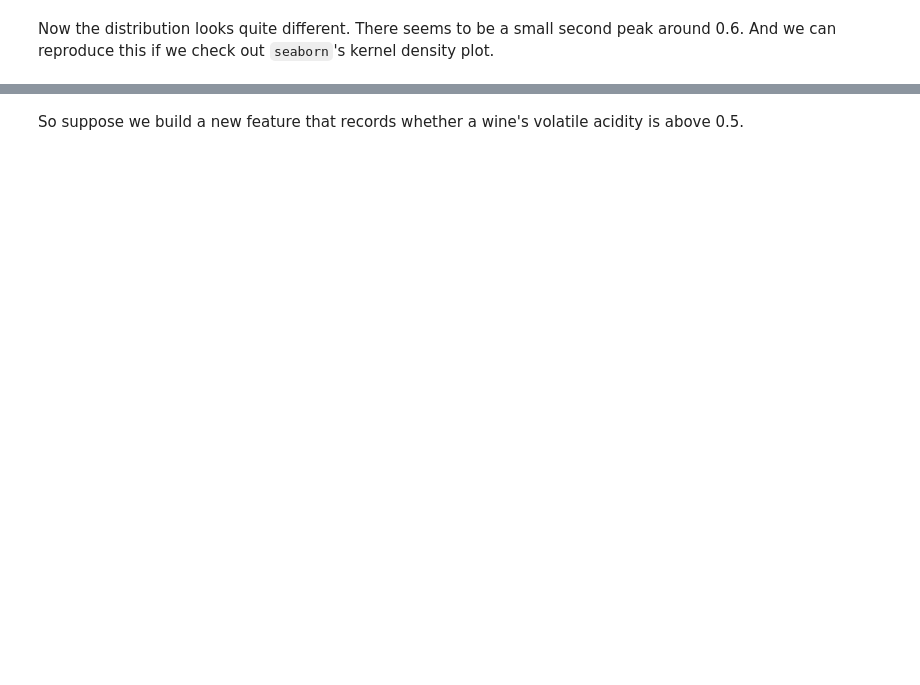
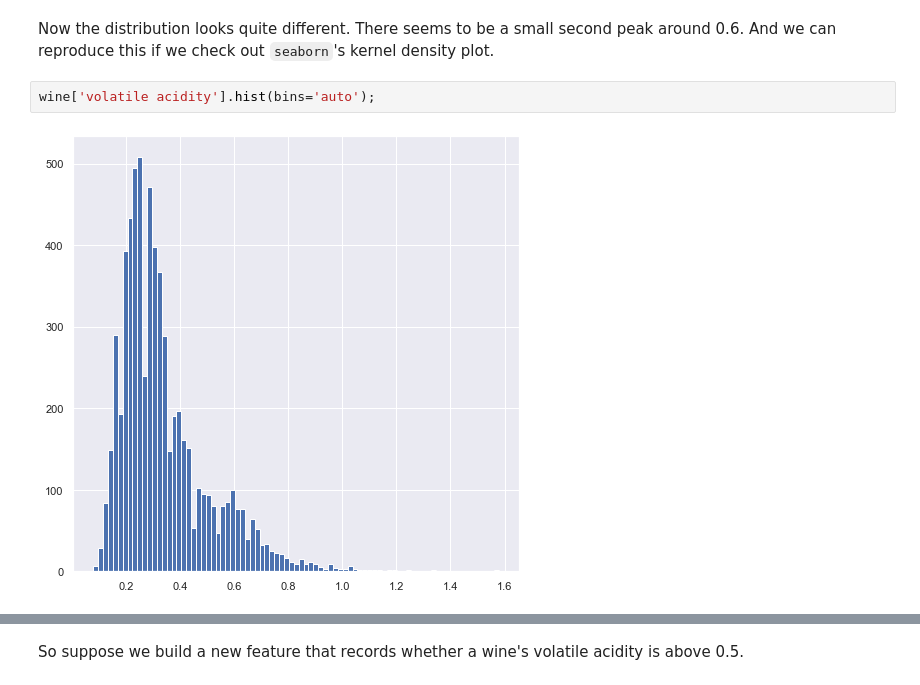
Before and after one commit to rbdaly16/NATL-DS-Live-062623, a Jupyter notebook: Phase3/Lectures/03_Feature_Transformations.ipynb, the cells around one changed output, grey strips where cells are left out. Drawn from its saved outputs; the diff is of its cells as text; blank space fills up the shorter version.

```diff
--- a/Phase3/Lectures/03_Feature_Transformations.ipynb
+++ b/Phase3/Lectures/03_Feature_Transformations.ipynb
@@ -161,4 +345,8 @@ wine['volatile acidity'].hist(bins=50);
 # %% [markdown]
 Now the distribution looks quite different. There seems to be a small second peak around 0.6. And we can reproduce this if we check out `seaborn`'s kernel density plot.
+# %%
+wine['volatile acidity'].hist(bins='auto');
+# %% [output]
+[figure, added]
 # %%
 sns.kdeplot(wine['volatile acidity']);
```
Also changed, not shown: parts of 47 cells of this notebook, 4 other files.
